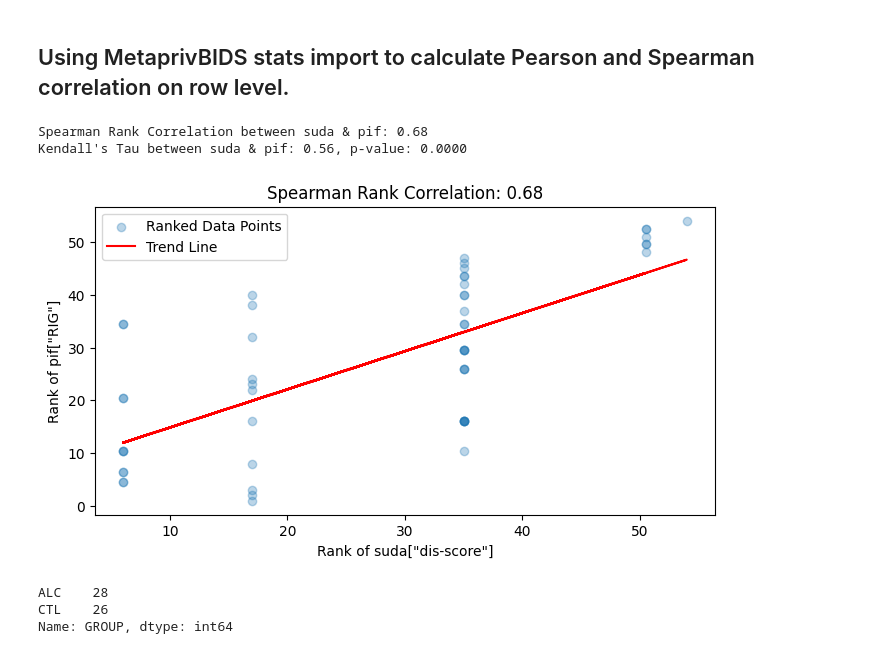
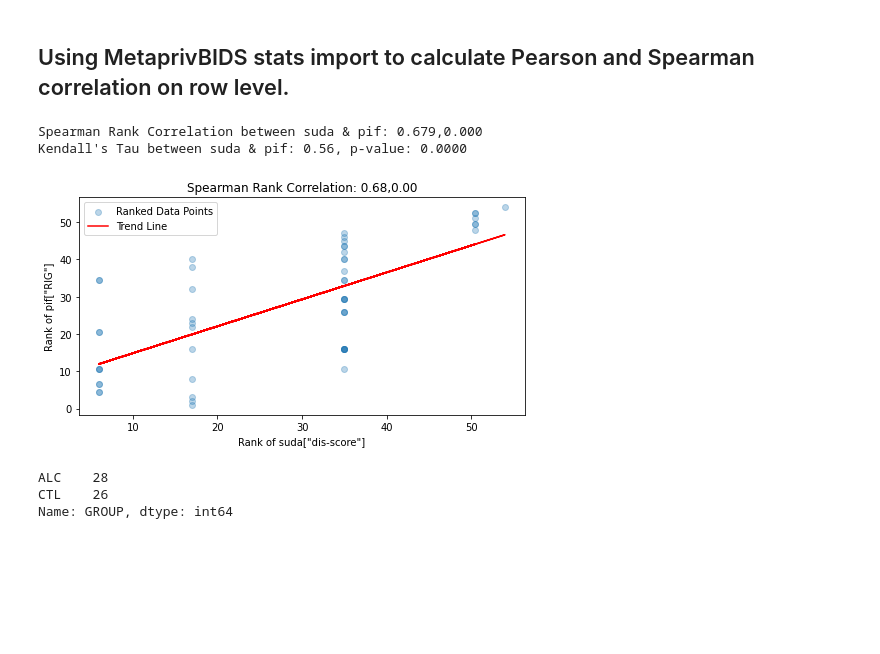
Before and after one commit to EmiKib/MetaprivBIDS-Assessment, a Jupyter notebook: EEG-Study-Alcohol-Imagery-Task-ds004515/Alcohol_Imagery_ds004515.ipynb, the cells around one changed output. Cells and saved outputs as stored; diff of their text form; code cells hidden in the pictures; blank space fills up the shorter version.

```diff
--- a/EEG-Study-Alcohol-Imagery-Task-ds004515/Alcohol_Imagery_ds004515.ipynb
+++ b/EEG-Study-Alcohol-Imagery-Task-ds004515/Alcohol_Imagery_ds004515.ipynb
@@ -47,30 +47,30 @@ pif = pd.read_csv('data_ds004515/PIF_ds004515.csv', sep=',',index_col='Unnamed:
 ## Using MetaprivBIDS stats import to calculate Pearson and Spearman correlation on row level.
 # %%
 # Spearman Rank Correlation
-correlation_spearman, _ = spearmanr(suda['dis-score'], pif['RIG'])
-print(f"Spearman Rank Correlation between suda & pif: {correlation_spearman:.2f}")
+correlation_spearman, p_value = spearmanr(suda['dis-score'], pif['RIG'])
+print(f"Spearman Rank Correlation between suda & pif: {correlation_spearman:.3f},{p_value:.3f}")
 
 # Kendall's Tau Correlation
 tau, p_value = kendalltau(suda['dis-score'], pif['RIG'])
 print(f"Kendall's Tau between suda & pif: {tau:.2f}, p-value: {p_value:.4f}")
 # %% [output]
-Spearman Rank Correlation between suda & pif: 0.68
+Spearman Rank Correlation between suda & pif: 0.679,0.000
 Kendall's Tau between suda & pif: 0.56, p-value: 0.0000
 # %%
 suda_ranked = rankdata(suda['dis-score'])
 pif_ranked = rankdata(pif['RIG'])
 fig, ax = plt.subplots(figsize=(8, 4))
 ax.scatter(suda_ranked, pif_ranked, alpha=0.3, label='Ranked Data Points')
 slope, intercept, _, _, _ = linregress(suda_ranked, pif_ranked)
 ax.plot(suda_ranked, slope * suda_ranked + intercept, color='red', label='Trend Line')
-ax.set_title(f'Spearman Rank Correlation: {correlation_spearman:.2f}')
+ax.set_title(f'Spearman Rank Correlation: {correlation_spearman:.2f},{p_value:.2f}')
 ax.set_xlabel('Rank of suda["dis-score"]')
 ax.set_ylabel('Rank of pif["RIG"]')
 ax.grid(False)
 ax.legend()
 plt.show()
 # %% [output]
-[figure, old version]
+[figure, new version]
 # %%
 AL_IMAGE['GROUP'].value_counts()
 # %% [output]
```
Also changed, not shown: 15 other files.
